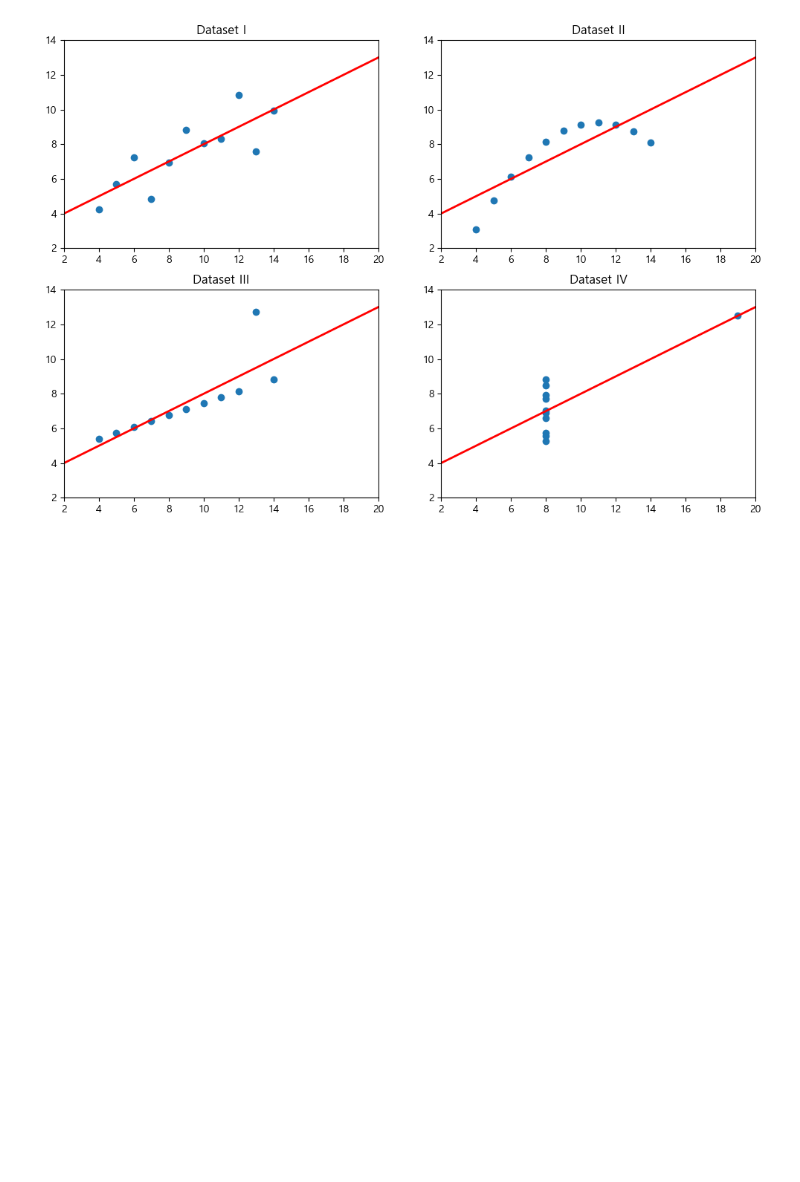
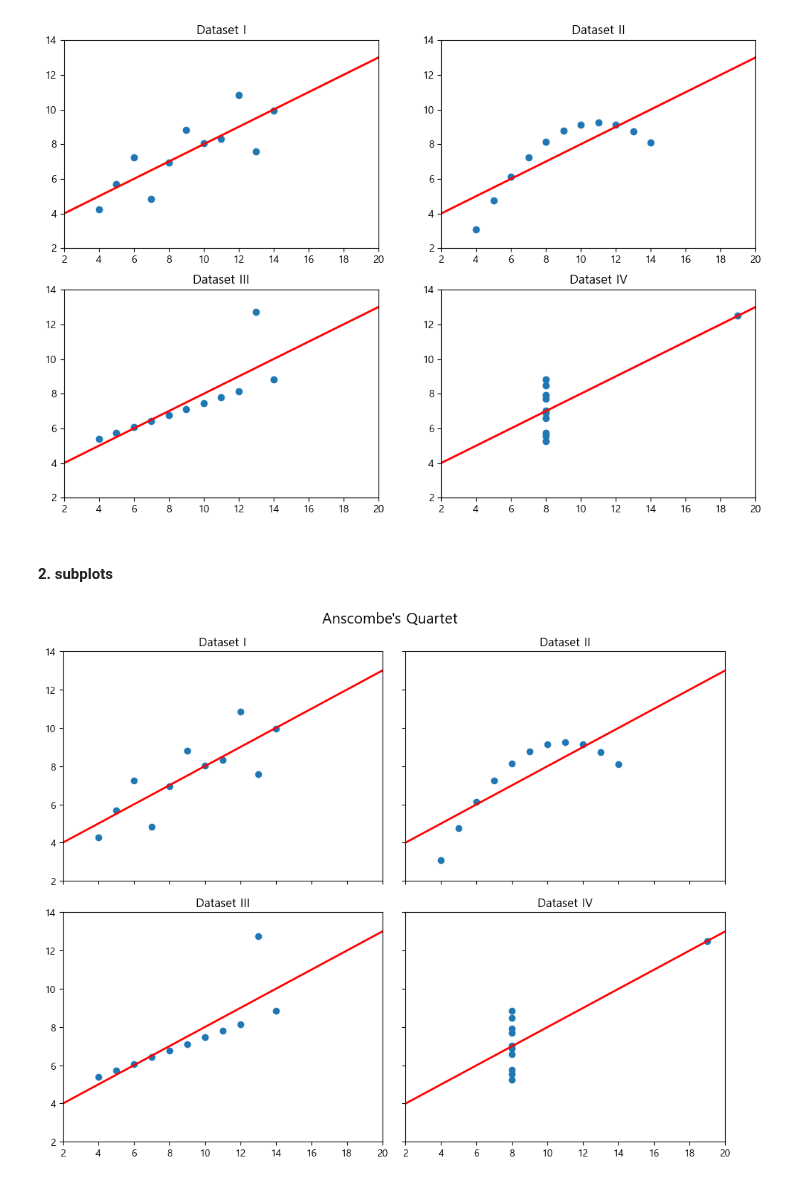
Before and after one commit to forever-young86/DataAnalysis-2023.09, a Jupyter notebook: 03.시각화/05.MultiPlot.ipynb, the cells around one changed output. Drawn from its saved outputs; the diff is of its cells as text; code cells hidden in the pictures; blank space fills up the shorter version.

```diff
--- a/03.시각화/05.MultiPlot.ipynb
+++ b/03.시각화/05.MultiPlot.ipynb
@@ -100,3 +100,19 @@ for i, roman in enumerate(ans.dataset.unique()):        # ['I', 'II', 'III', 'IV
 plt.show()
 # %% [output]
 [figure]
+# %% [markdown]
+#### 2. subplots
+# %%
+fig, axes = plt.subplots(2, 2, figsize=(10,8), sharex=True, sharey=True)
+for i, roman in enumerate(ans.dataset.unique()):           # ['I', 'II', 'III', 'IV']
+    ds = ans[ans.dataset == roman]
+    ax = axes[i // 2, i % 2]        # 행, 열 인덱스
+    ax.scatter(ds.x, ds.y, marker='o')
+    ax.plot([2, 20], [4, 13], 'r-', lw=2)       # 회귀식 : y = 0.5 * x + 3
+    ax.set_xlim(2, 20), ax.set_ylim(2, 14)
+    ax.set_title(f'Dataset {roman}')
+fig.suptitle("Anscombe's Quartet", fontsize=15)
+plt.tight_layout()
+plt.show()
+# %% [output]
+[figure, added]
```
Also changed, not shown: 1 other file.
